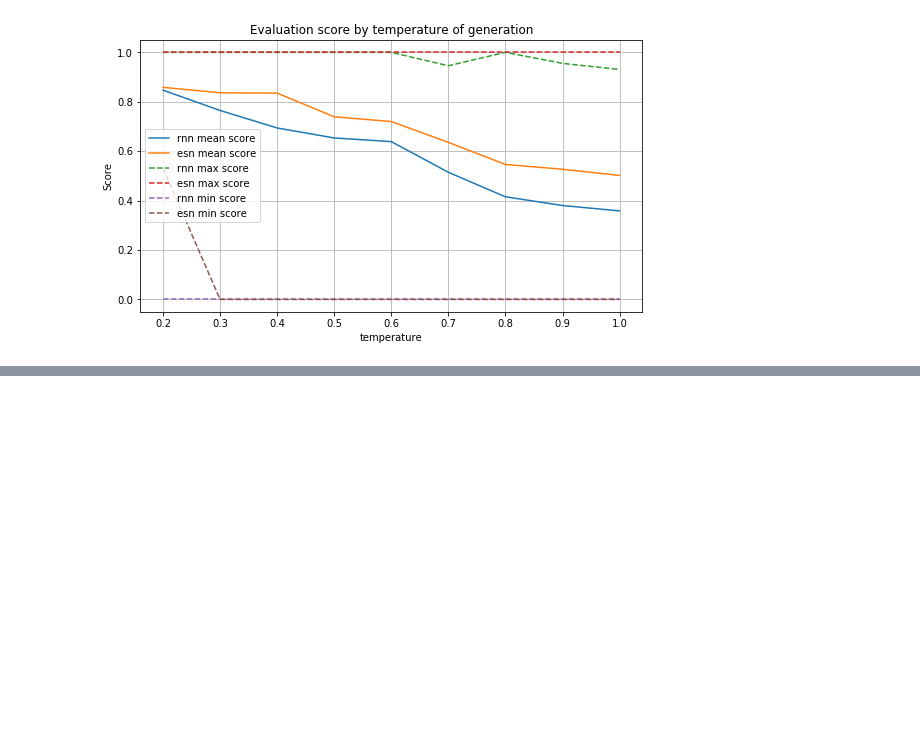
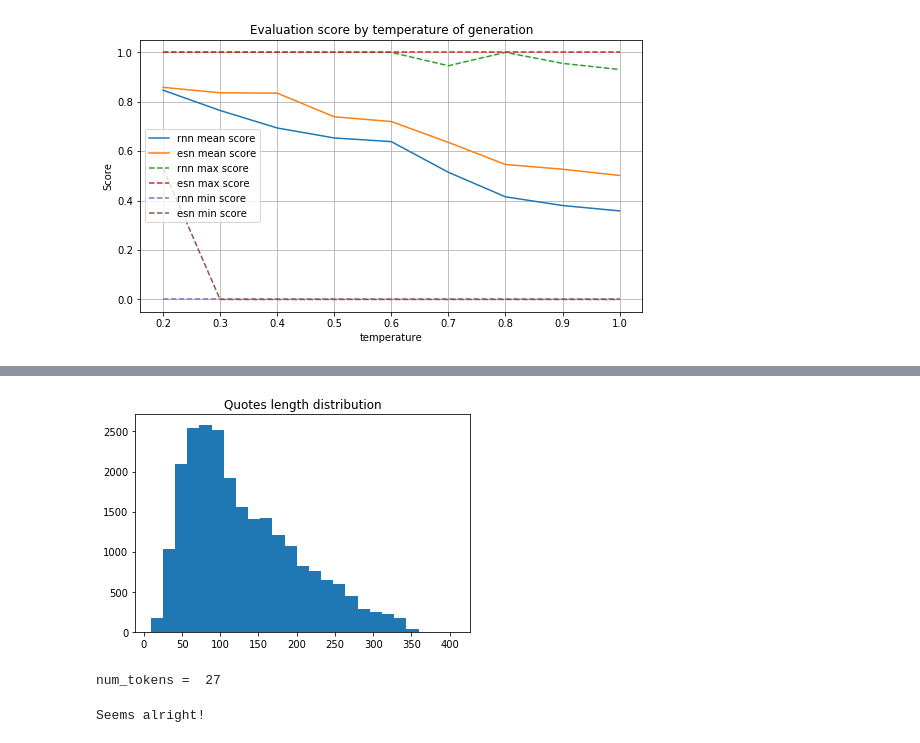
Before and after one commit to VirtualRoyalty/TextGenESN, a Jupyter notebook: TextGenESN.ipynb, the cells around one changed output, grey strips where cells are left out. Saved outputs shown, nothing was run; the diff lists cells and outputs as text; code cells hidden in the pictures; blank space fills up the shorter version.

```diff
--- a/TextGenESN.ipynb
+++ b/TextGenESN.ipynb
@@ -598,0 +494,18 @@ plt.show()
+# %%
+%%time
+import string
+from nltk.tokenize import word_tokenize
+
+with open('datasets/author_quotes.txt') as input_file:
+    quotes = input_file.read()[:-1].split('\n')
+    quotes = [' ' + line for line in quotes]
+
+
+for i, quote in enumerate(quotes):
+    quote = word_tokenize(quote)
+    proc_quote = []
+    for j, token in enumerate(quote):
+        token = list(filter(lambda char: char in list(string.ascii_letters), token))
+        proc_quote.append(''.join(token))
+    quote = ' '.join(proc_quote)
+    quotes[i] = quote.lower()
@@ -598,0 +523,12 @@ plt.show()
+# %%
+plt.title('Quotes length distribution')
+plt.hist(list(map(len, quotes)), bins=25);
+# %% [output]
+[figure, added]
+# %%
+#all unique characters go here
+qtokens = list(set(''.join(quotes)))
+num_qtokens = len(qtokens)
+print ('num_tokens = ', num_qtokens)
+# %% [output]
+num_tokens =  27
@@ -598,0 +539,8 @@ plt.show()
+# %%
+assert len(qtokens) == len(qtoken_to_id), "dictionaries must have same size"
+for i in range(num_qtokens):
+    assert qtoken_to_id[qtokens[i]] == i, "token identifier must be it's position in tokens list"
+
+print("Seems alright!")
+# %% [output]
+Seems alright!
```
Also changed, not shown: parts of 54 cells of this notebook, 7 other files.
